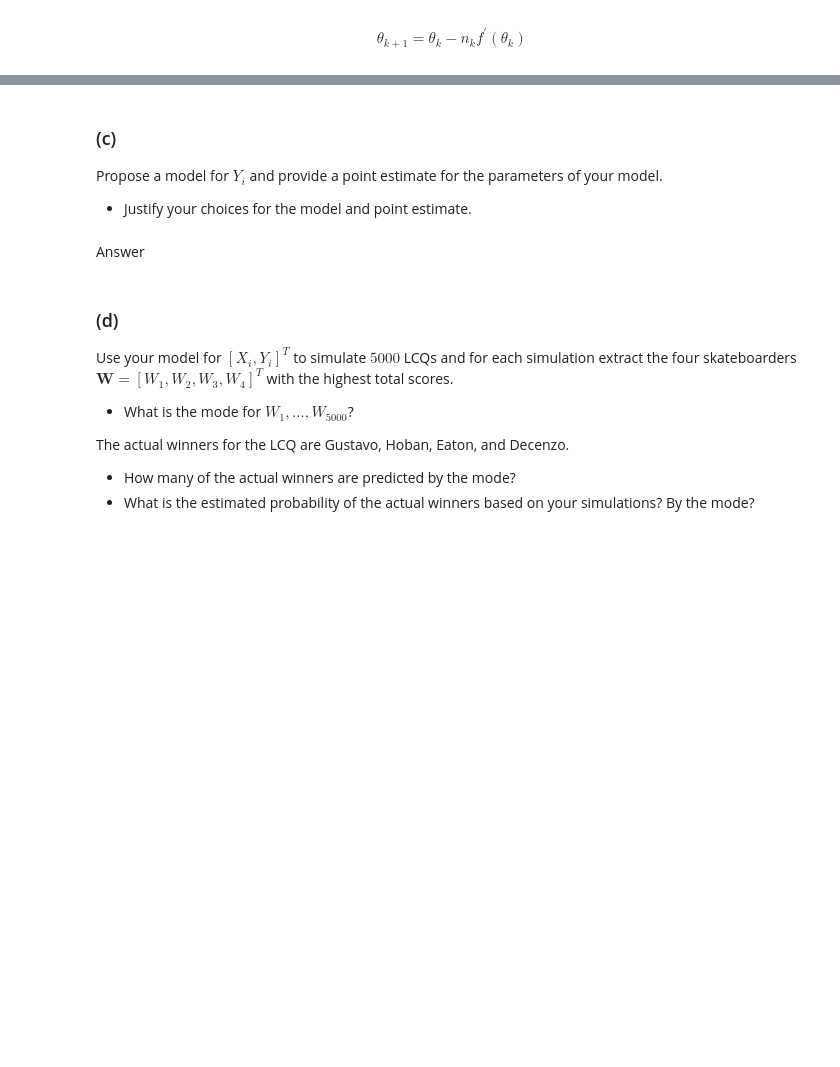
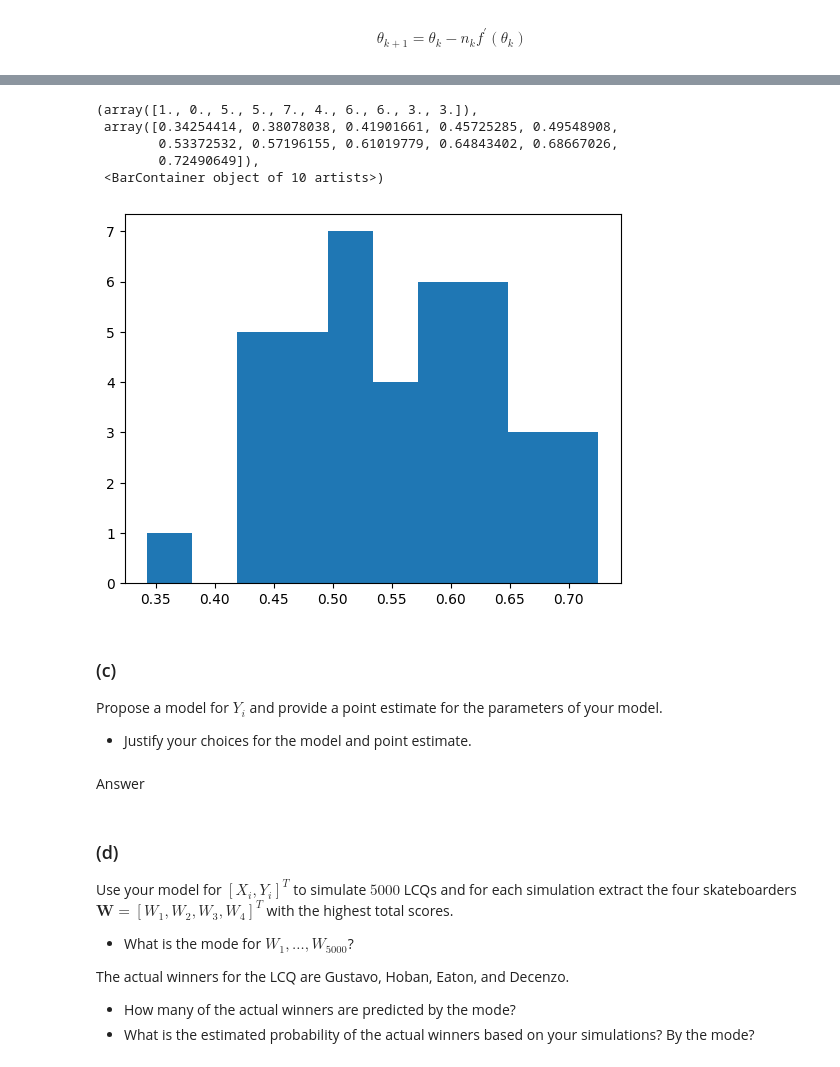
Before and after one commit to Fluntin/Statistical-Learning-and-Data-Analysis, a Jupyter notebook: Projektuppgift/Projekt.ipynb, the cells around one changed output, grey strips where cells are left out. Cells and saved outputs as stored; diff of their text form; code cells hidden in the pictures; blank space fills up the shorter version.

```diff
--- a/Projektuppgift/Projekt.ipynb
+++ b/Projektuppgift/Projekt.ipynb
@@ -708,3 +741,13 @@ df.to_csv(file_path, index=False)
+# %%
+samps = stats.beta.rvs(size = 40, a = 21, b=16, scale = 1)
+plt.hist(samps)
+# %% [output]
+(array([1., 0., 5., 5., 7., 4., 6., 6., 3., 3.]),
+ array([0.34254414, 0.38078038, 0.41901661, 0.45725285, 0.49548908,
+        0.53372532, 0.57196155, 0.61019779, 0.64843402, 0.68667026,
+        0.72490649]),
+ <BarContainer object of 10 artists>)
+[figure, added]
 # %% [markdown]
 ### (c)
 Propose a model for $Y_i$ and provide a point estimate for the parameters of your model.
```
Also changed, not shown: parts of 14 cells of this notebook, 2 other files.
